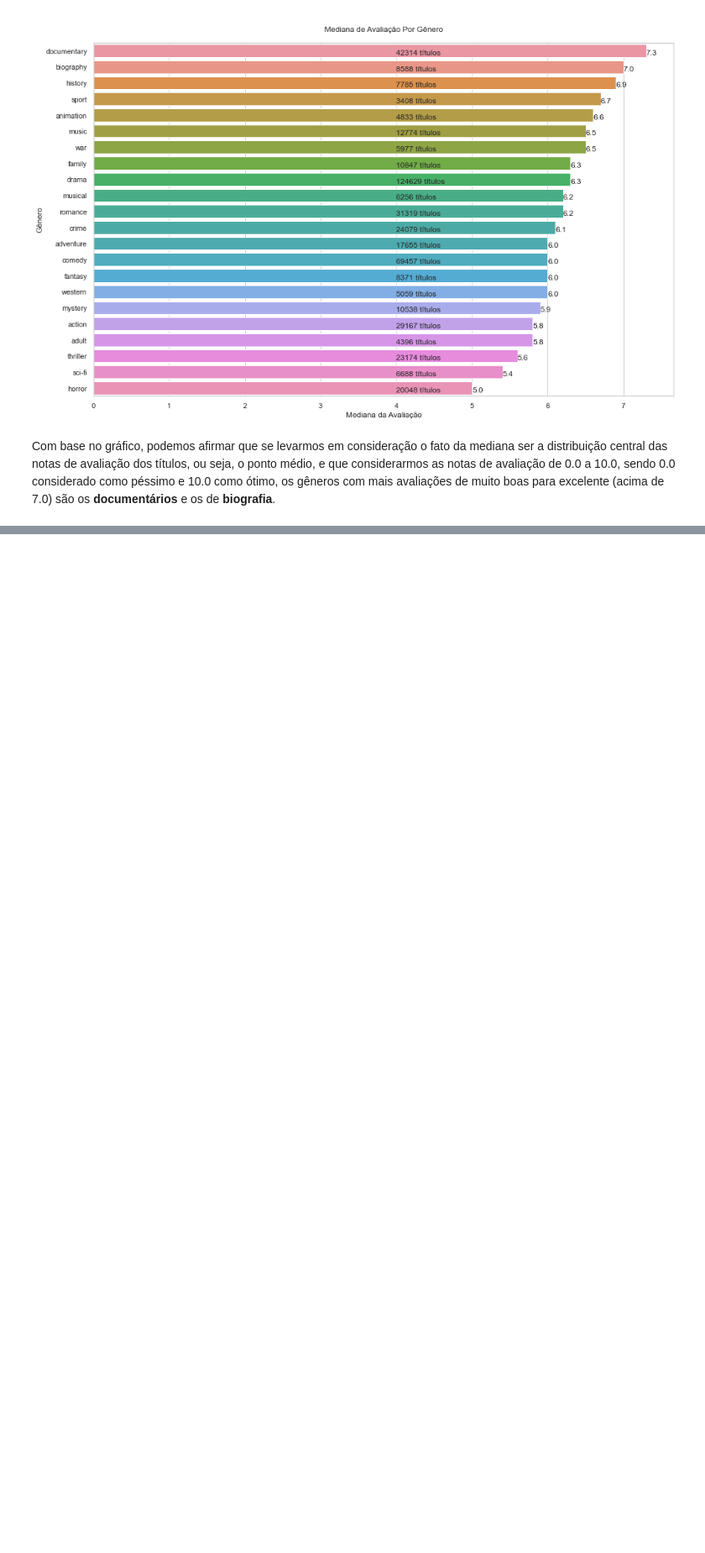
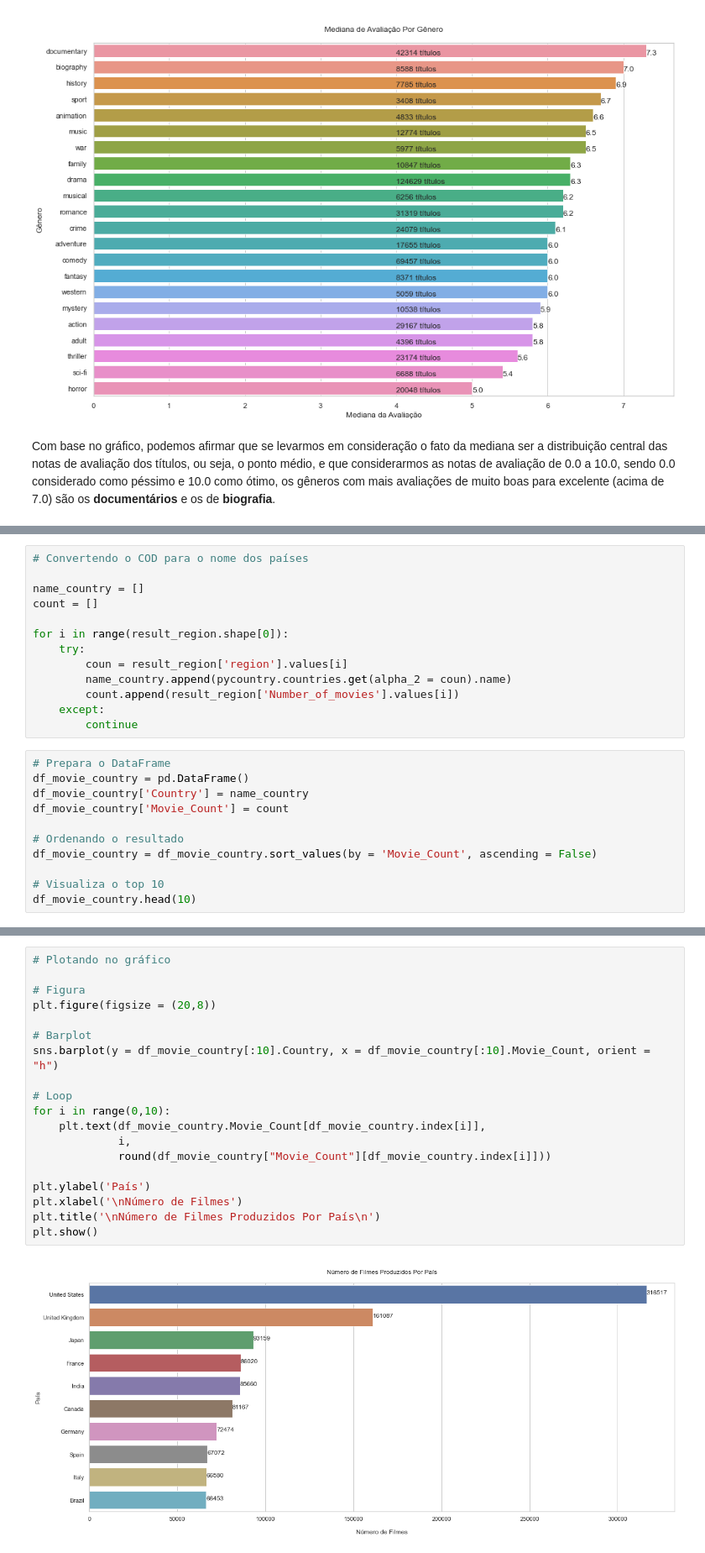
Before and after one commit to AndersonGabrielCalasans/iniciacao-ciencia-de-dados-DSA, a Jupyter notebook: Analise-exploratoria-IMDB.ipynb, the cells around one changed output, grey strips where cells are left out. Shown at 84% size. Drawn from its saved outputs; the diff is of its cells as text; blank space fills up the shorter version.

```diff
--- a/Analise-exploratoria-IMDB.ipynb
+++ b/Analise-exploratoria-IMDB.ipynb
@@ -577,0 +985,24 @@ Com base no gráfico, podemos afirmar que se levarmos em consideração o fato d
+# %%
+# Convertendo o COD para o nome dos países
+
+name_country = []
+count = []
+
+for i in range(result_region.shape[0]):
+    try:
+        coun = result_region['region'].values[i]
+        name_country.append(pycountry.countries.get(alpha_2 = coun).name)
+        count.append(result_region['Number_of_movies'].values[i])
+    except:
+        continue
+# %%
+# Prepara o DataFrame
+df_movie_country = pd.DataFrame()
+df_movie_country['Country'] = name_country
+df_movie_country['Movie_Count'] = count
+
+# Ordenando o resultado
+df_movie_country = df_movie_country.sort_values(by = 'Movie_Count', ascending = False)
+
+# Visualiza o top 10
+df_movie_country.head(10)
@@ -577,0 +1021,21 @@ Com base no gráfico, podemos afirmar que se levarmos em consideração o fato d
+# %%
+# Plotando no gráfico
+
+# Figura
+plt.figure(figsize = (20,8))
+
+# Barplot
+sns.barplot(y = df_movie_country[:10].Country, x = df_movie_country[:10].Movie_Count, orient = "h")
+
+# Loop
+for i in range(0,10):
+    plt.text(df_movie_country.Movie_Count[df_movie_country.index[i]],
+             i,
+             round(df_movie_country["Movie_Count"][df_movie_country.index[i]]))
+
+plt.ylabel('País')
+plt.xlabel('\nNúmero de Filmes')
+plt.title('\nNúmero de Filmes Produzidos Por País\n')
+plt.show()
+# %% [output]
+[figure, added]
```
Also changed, not shown: parts of 49 cells of this notebook, 1 other file.
